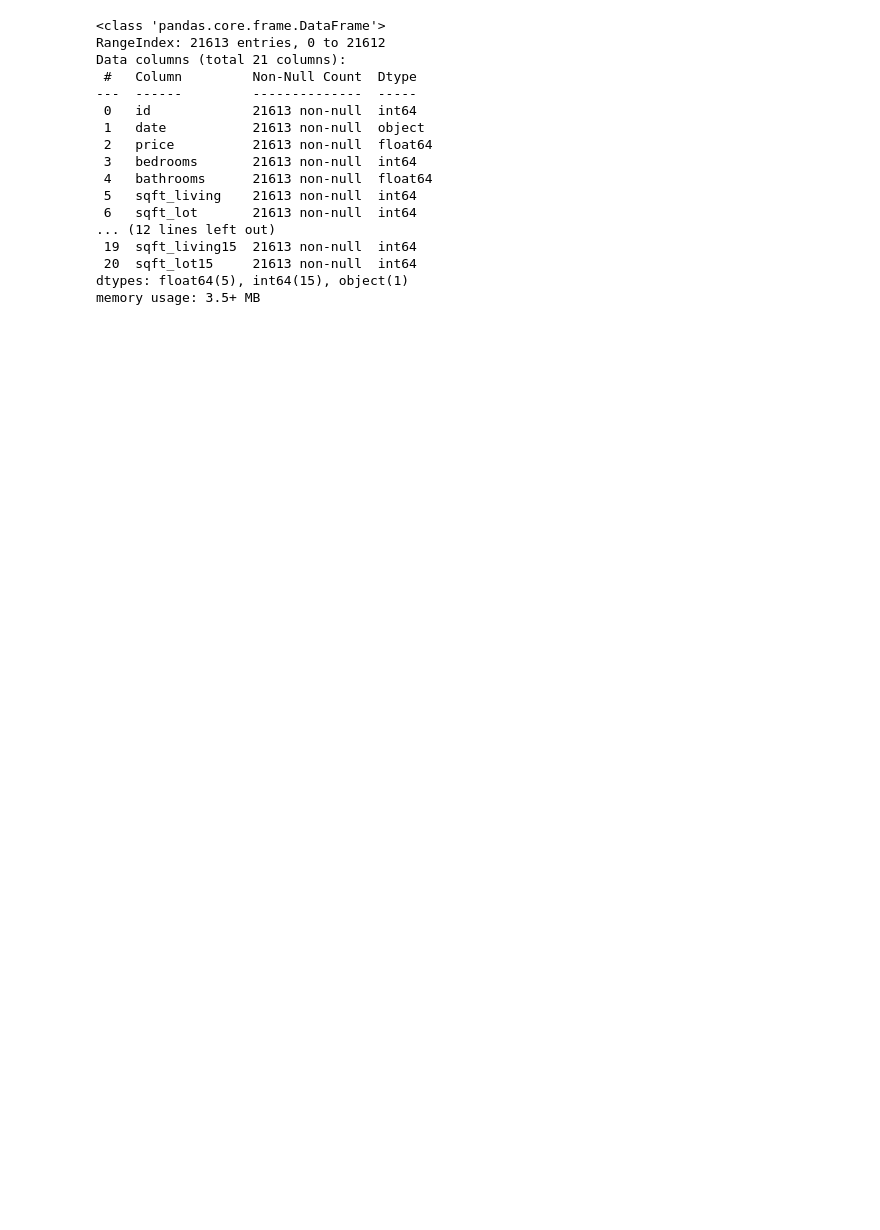
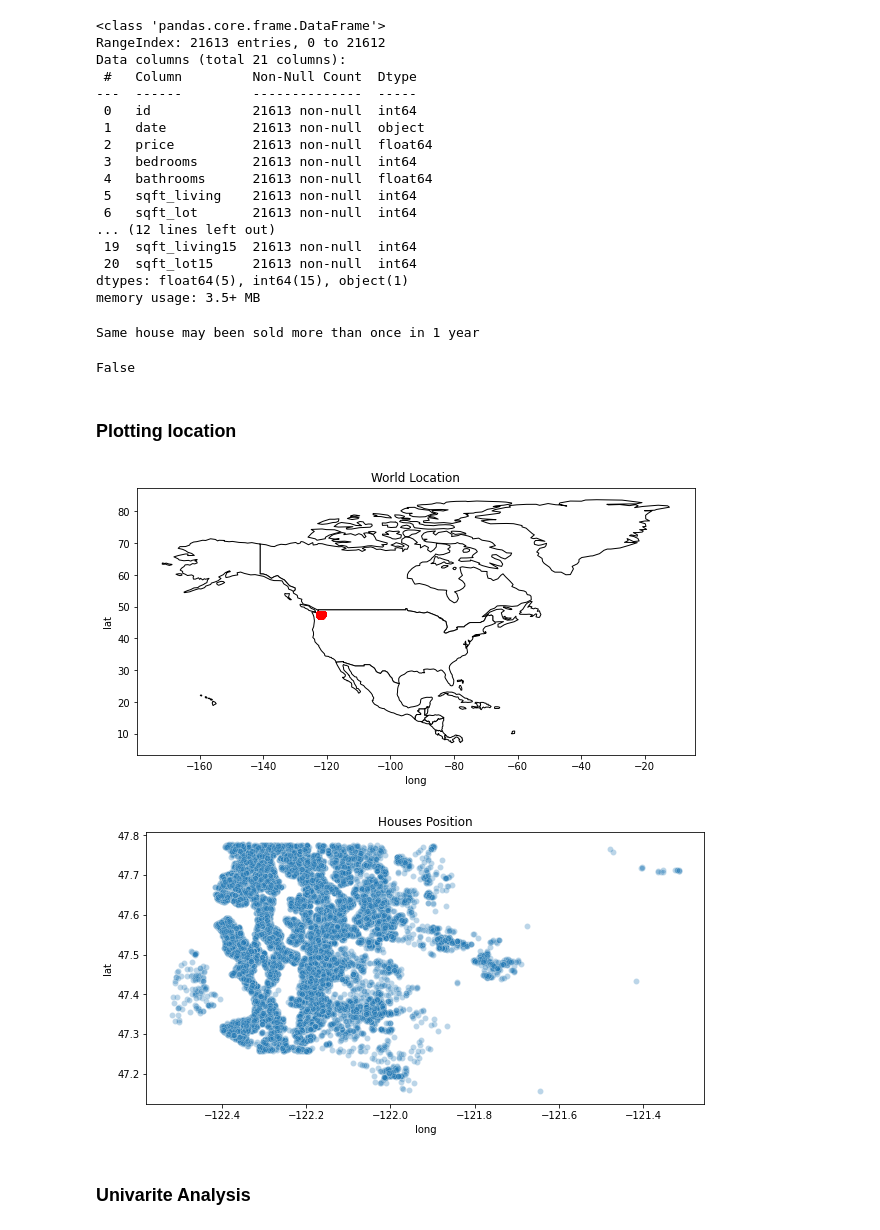
Before and after one commit to danielarruda1000/house_sales_prediction, a Jupyter notebook: house_sales.ipynb, the cells around one changed output. Drawn from its saved outputs; the diff is of its cells as text; code cells hidden in the pictures; blank space fills up the shorter version.

```diff
--- a/house_sales.ipynb
+++ b/house_sales.ipynb
@@ -75,3 +81,44 @@ Data columns (total 21 columns):
  20  sqft_lot15     21613 non-null  int64
 dtypes: float64(5), int64(15), object(1)
 memory usage: 3.5+ MB
+# %%
+# Casting some columns
+df['bedrooms'] = df['bedrooms'].astype(int)
+df['floors'] = df['floors'].astype(int)
+df['date'] = pd.to_datetime(df['date'])
+# %%
+print('Same house may been sold more than once in 1 year')
+df['id'].nunique() == df['id'].count()
+# %% [output]
+Same house may been sold more than once in 1 year
+False
+# %%
+# Considering only the last sale price for each house
+df = df.sort_values('date').drop_duplicates(subset=['id'], keep='last')
+# %% [markdown]
+### Plotting location
+# %%
+geometry = [Point(xy) for xy in zip(df['long'], df['lat'])]
+gdf = GeoDataFrame(df, geometry=geometry)
+
+world = gpd.read_file(gpd.datasets.get_path('naturalearth_lowres'))
+ax = world[world.continent == 'North America'].plot(color='white', edgecolor='black', figsize=(10,5))
+
+gdf.plot(ax=ax, color='red')
+plt.title('World Location')
+plt.ylabel('lat')
+plt.xlabel('long')
+plt.show()
+
+
+plt.figure(figsize=(10,5))
+sns.scatterplot(data=df, x='long', y='lat', alpha=0.3)
+plt.title('Houses Position')
+plt.show()
+
+df = df.drop(columns=['geometry'])
+# %% [output]
+[figure, added]
+[figure, added]
+# %% [markdown]
+### Univarite Analysis
```
Also changed, not shown: parts of 16 cells of this notebook.
